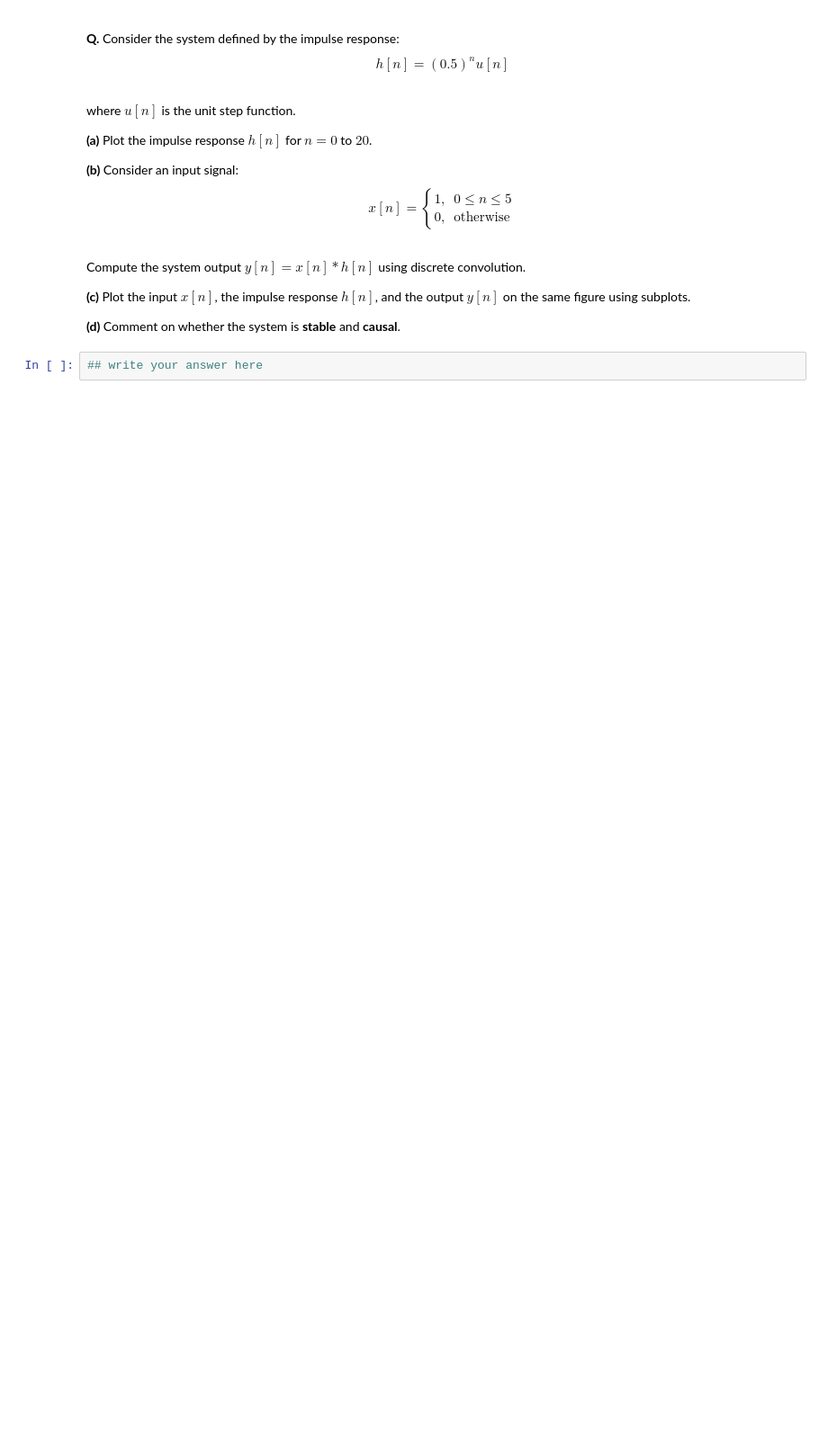
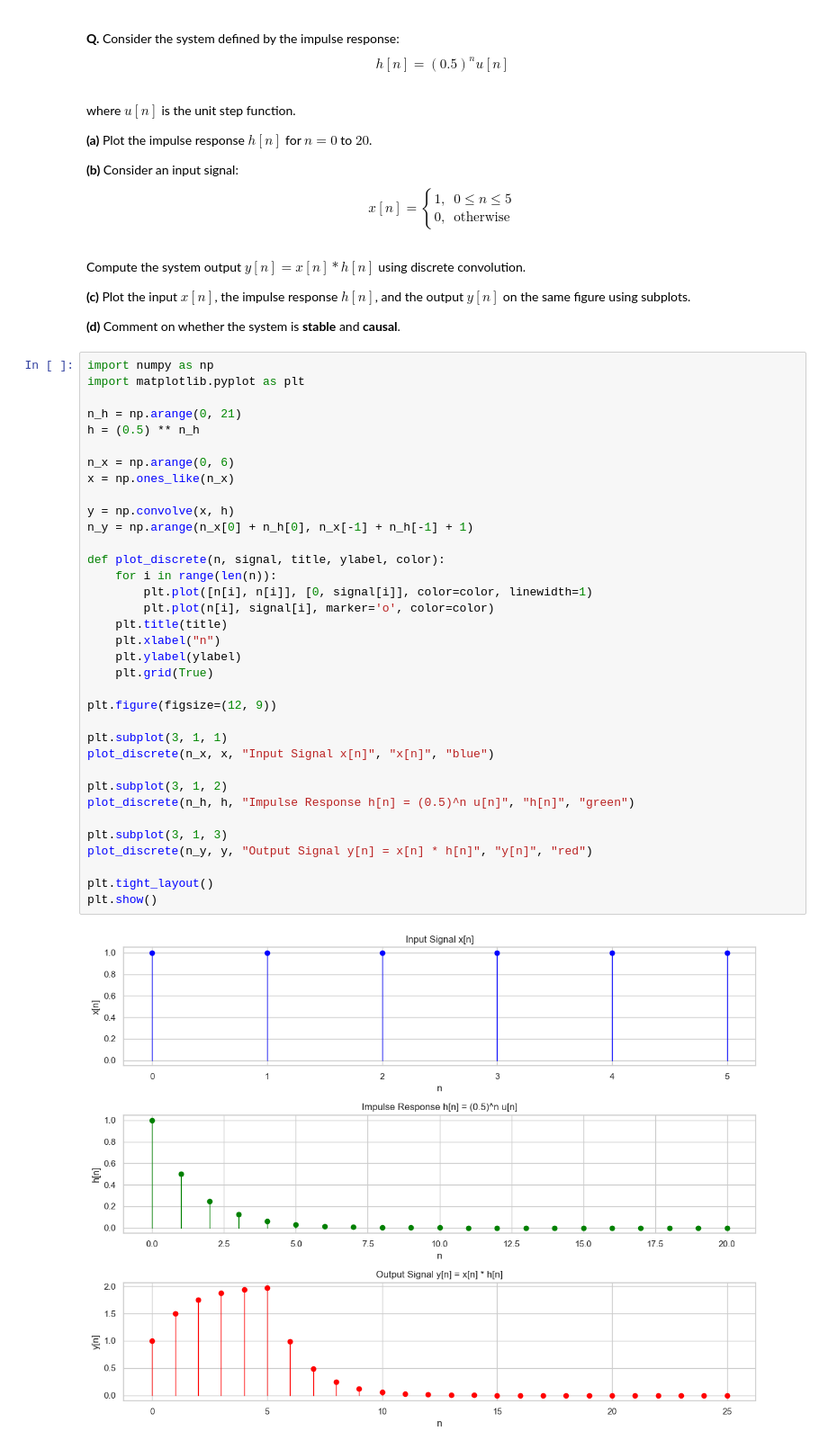
Before and after one commit to GOW1455/Freq_Mix_Demix, a Jupyter notebook: EE200_TSandhan_Tutorial_4.ipynb, the cells around one changed output. Shown at 90% size. Cells and saved outputs as stored; diff of their text form; blank space fills up the shorter version.

```diff
--- a/EE200_TSandhan_Tutorial_4.ipynb
+++ b/EE200_TSandhan_Tutorial_4.ipynb
@@ -815,5 +811,40 @@ Compute the system output $y[n] = x[n] * h[n]$ using discrete convolution.
 **(c)** Plot the input $x[n]$, the impulse response $h[n]$, and the output $y[n]$ on the same figure using subplots.
 
 **(d)** Comment on whether the system is **stable** and **causal**.
-# %%
-## write your answer here
+# %%
+import numpy as np
+import matplotlib.pyplot as plt
+
+n_h = np.arange(0, 21)
+h = (0.5) ** n_h
+
+n_x = np.arange(0, 6)
+x = np.ones_like(n_x)
+
+y = np.convolve(x, h)
+n_y = np.arange(n_x[0] + n_h[0], n_x[-1] + n_h[-1] + 1)
+
+def plot_discrete(n, signal, title, ylabel, color):
+    for i in range(len(n)):
+        plt.plot([n[i], n[i]], [0, signal[i]], color=color, linewidth=1)
+        plt.plot(n[i], signal[i], marker='o', color=color)
+    plt.title(title)
+    plt.xlabel("n")
+    plt.ylabel(ylabel)
+    plt.grid(True)
+
+plt.figure(figsize=(12, 9))
+
+plt.subplot(3, 1, 1)
+plot_discrete(n_x, x, "Input Signal x[n]", "x[n]", "blue")
+
+plt.subplot(3, 1, 2)
+plot_discrete(n_h, h, "Impulse Response h[n] = (0.5)^n u[n]", "h[n]", "green")
+
+plt.subplot(3, 1, 3)
+plot_discrete(n_y, y, "Output Signal y[n] = x[n] * h[n]", "y[n]", "red")
+
+plt.tight_layout()
+plt.show()
+# %% [output]
+[figure, added]
```
Also changed, not shown: parts of 4 cells of this notebook.
